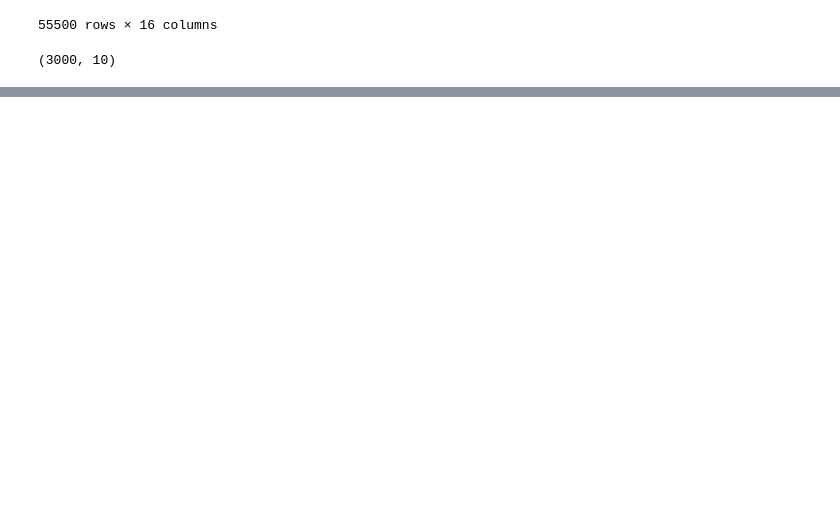
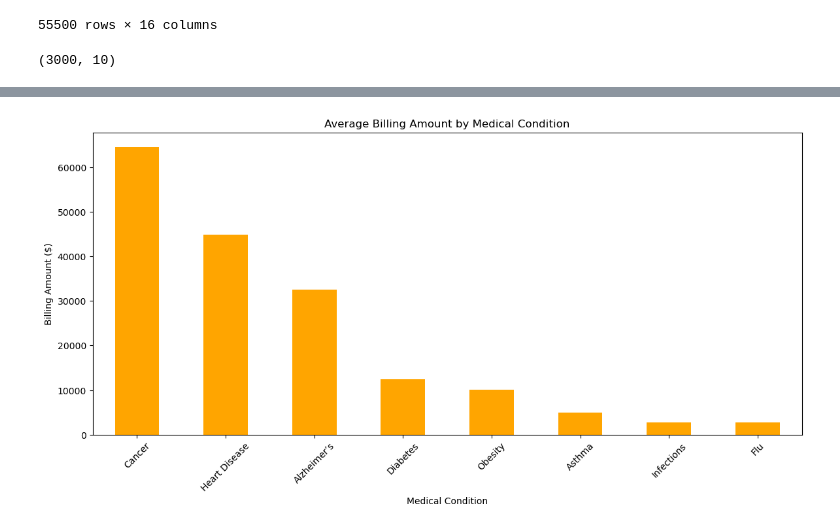
Before and after one commit to setripper/datathon2025, a Jupyter notebook: main.ipynb, the cells around one changed output, grey strips where cells are left out. Saved outputs shown, nothing was run; the diff lists cells and outputs as text; code cells hidden in the pictures; blank space fills up the shorter version.

```diff
--- a/main.ipynb
+++ b/main.ipynb
@@ -55,0 +59,13 @@ plt.show()
+# %%
+# Average Billing Amount by Medical Condition
+avg_billing = df.groupby('Medical Condition')['Billing Amount'].mean().sort_values(ascending=False)
+
+plt.figure(figsize=(14,6))
+avg_billing.plot(kind='bar', color='orange')
+plt.title('Average Billing Amount by Medical Condition')
+plt.ylabel('Billing Amount ($)')
+plt.xlabel('Medical Condition')
+plt.xticks(rotation=45)
+plt.show()
+# %% [output]
+[figure, added]
```
Also changed, not shown: parts of 2 cells of this notebook.
